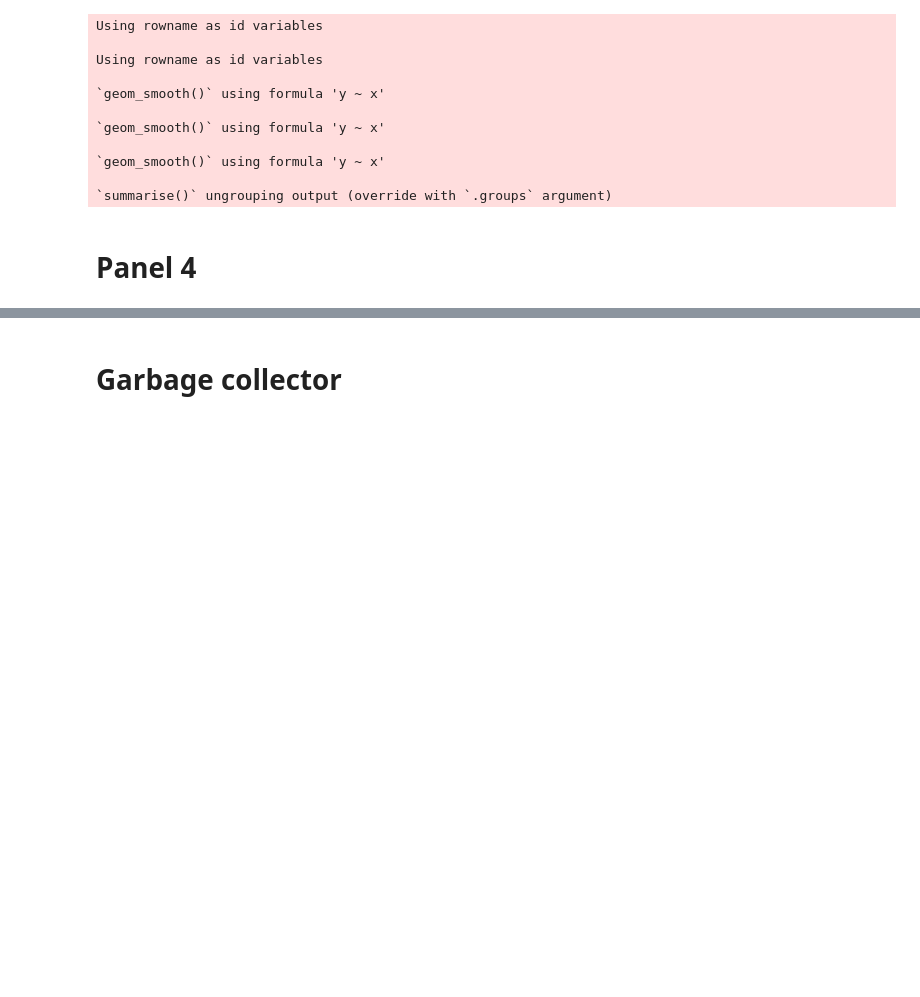
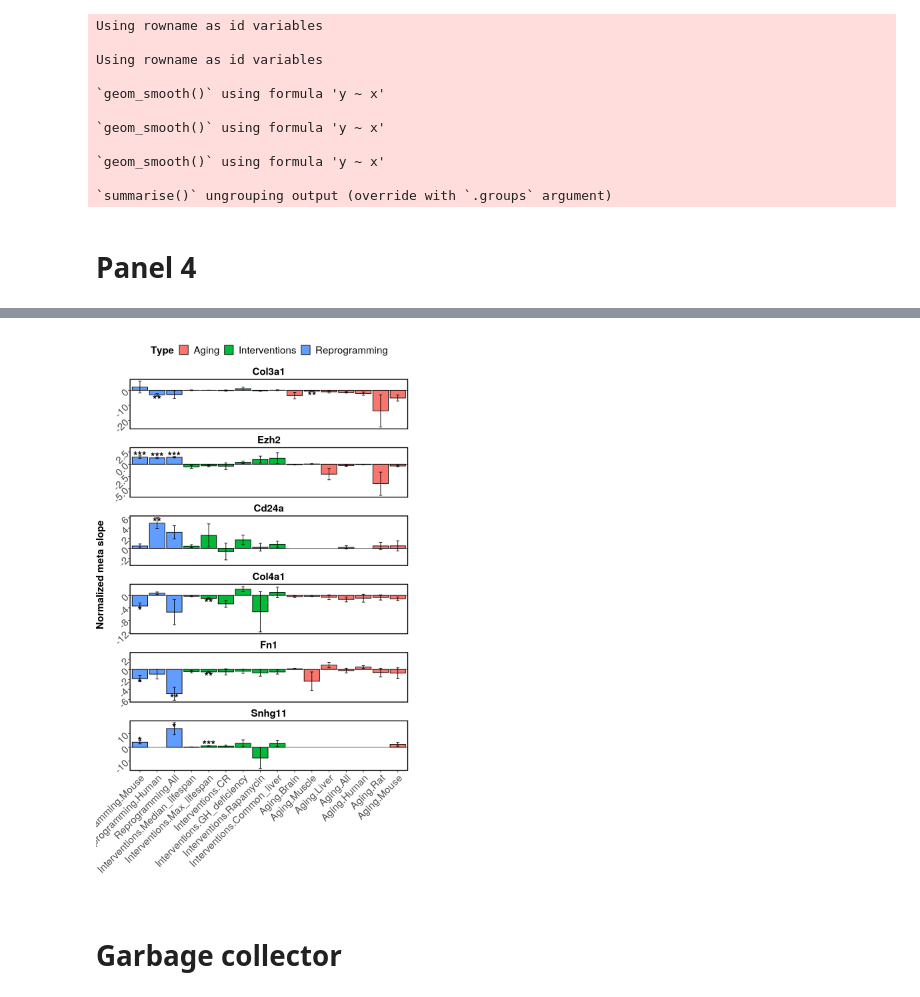
Before and after one commit to shappiron/Reprogramming_meta, a Jupyter notebook: only_plots.ipynb, the cells around one changed output, grey strips where cells are left out. Cells and saved outputs as stored; diff of their text form; code cells hidden in the pictures; blank space fills up the shorter version.

```diff
--- a/only_plots.ipynb
+++ b/only_plots.ipynb
@@ -391,3 +469,13 @@ lis <- plot_hallmark(gsea, F, return_table=TRUE)
+# %%
+source('plot_functions/gene_barplot.R')
+
+gene_interest <- c('Col3a1', "Ezh2", "Cd24a", "Col4a1", 'Fn1', 'Snhg11')
+#gene_interest <- c('Mmp9', 'Gadd45a', 'Itpr3', 'Bmp2', 'Igfbp3', 'Sesn2', 'Ptges', 'Fos')
+options(repr.plot.width = 8, repr.plot.height = 14)
+
+gene_barplot(combined_full_rep, gene_interest)
+# %% [output]
+[figure, added]
 # %% [markdown]
 # Garbage collector
 # %%
```
Also changed, not shown: parts of 6 cells of this notebook.
